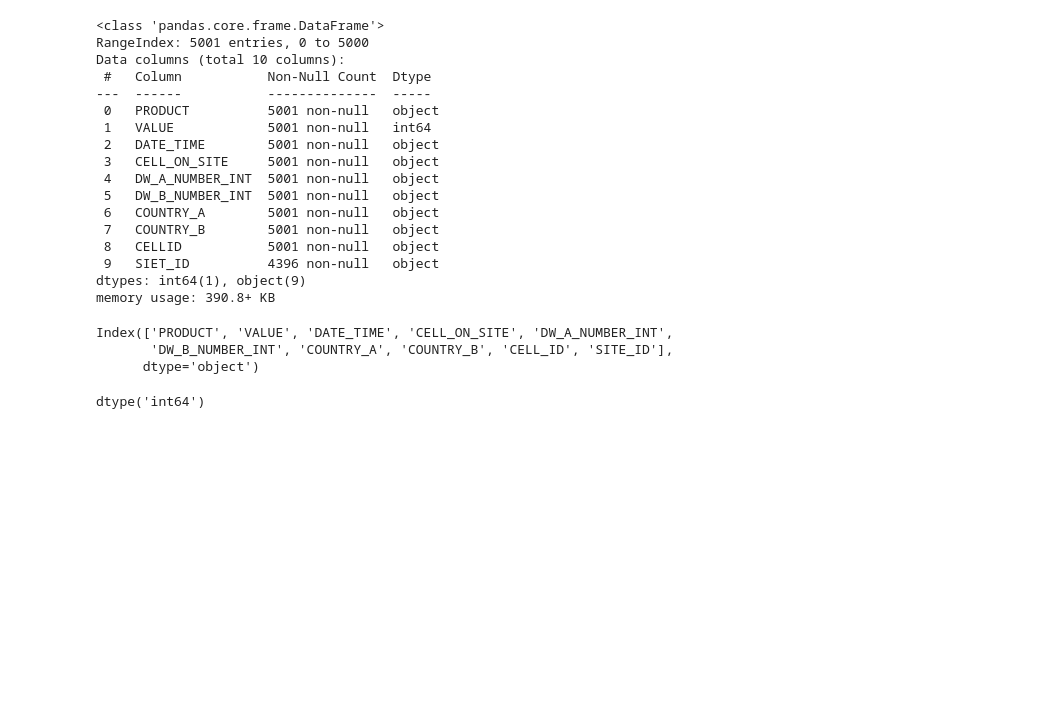
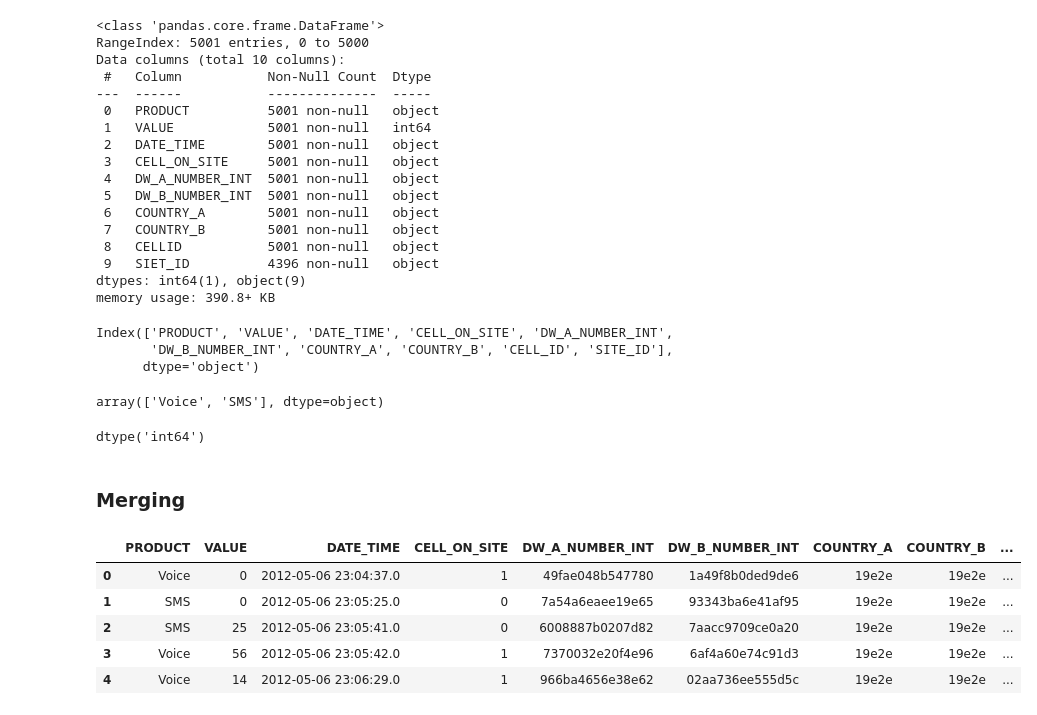
Before and after one commit to deborahmasibo/moringa_prep_week_3_ip, a Jupyter notebook: week3_ip.ipynb, the cells around one changed output. Saved outputs shown, nothing was run; the diff lists cells and outputs as text; code cells hidden in the pictures; blank space fills up the shorter version.

```diff
--- a/week3_ip.ipynb
+++ b/week3_ip.ipynb
@@ -135,3 +137,8 @@ telcom1.columns
 Index(['PRODUCT', 'VALUE', 'DATE_TIME', 'CELL_ON_SITE', 'DW_A_NUMBER_INT',
        'DW_B_NUMBER_INT', 'COUNTRY_A', 'COUNTRY_B', 'CELL_ID', 'SITE_ID'],
       dtype='object')
+# %%
+# Change column values as per excel sheet specifications.
+
+telcom1['PRODUCT'].replace("sms", "SMS", inplace=True)
+telcom1['PRODUCT'].unique()
@@ -187,3 +198,8 @@ telcom2.columns
 Index(['PRODUCT', 'VALUE', 'DATE_TIME', 'CELL_ON_SITE', 'DW_A_NUMBER_INT',
        'DW_B_NUMBER_INT', 'COUNTRY_A', 'COUNTRY_B', 'CELL_ID', 'SITE_ID'],
       dtype='object')
+# %%
+# Change column values as per excel sheet specifications.
+
+telcom2['PRODUCT'].replace("sms", "SMS", inplace=True)
+telcom2['PRODUCT'].unique()
@@ -232,13 +252,20 @@ telcom3.duplicated().any().any() # Trueb
 telcom3.drop_duplicates(inplace=True)
 # %%
 # Change column names
-telcom2.rename(columns = {'CELLID ':'CELL_ID ', 'SIET_ID': 'SITE_ID'}, inplace  = True)
+telcom3.rename(columns = {'CELLID':'CELL_ID', 'SIET_ID': 'SITE_ID'}, inplace  = True)
 # Check changes.
-telcom2.columns
+telcom3.columns
 # %% [output]
 Index(['PRODUCT', 'VALUE', 'DATE_TIME', 'CELL_ON_SITE', 'DW_A_NUMBER_INT',
        'DW_B_NUMBER_INT', 'COUNTRY_A', 'COUNTRY_B', 'CELL_ID', 'SITE_ID'],
       dtype='object')
+# %%
+# Change column values as per excel sheet specifications.
+
+telcom3['PRODUCT'].replace("sms", "SMS", inplace=True)
+telcom3['PRODUCT'].unique()
+# %% [output]
+array(['Voice', 'SMS'], dtype=object)
 # %%
 # Change data types as per excel sheet specifications.
 
@@ -254,3 +281,18 @@ telcom3['CELL_ON_SITE'] = telcom3['CELL_ON_SITE'].astype('int64')
 telcom3['CELL_ON_SITE'].dtype
 # %% [output]
 dtype('int64')
+# %% [markdown]
+### Merging
+# %%
+# Merging datasets
+
+telcom_all = pd.concat([telcom1, telcom2, telcom3], axis = 0, ignore_index=True)
+# Preview
+telcom_all.head()
+# %% [output]
+|  | PRODUCT | VALUE | DATE_TIME | CELL_ON_SITE | DW_A_NUMBER_INT | DW_B_NUMBER_INT | COUNTRY_A | COUNTRY_B | ... |
+| 0 | Voice | 0 | 2012-05-06 23:04:37.0 | 1 | 49fae048b547780 | 1a49f8b0ded9de6 | 19e2e | 19e2e | ... |
+| 1 | SMS | 0 | 2012-05-06 23:05:25.0 | 0 | 7a54a6eaee19e65 | 93343ba6e41af95 | 19e2e | 19e2e | ... |
+| 2 | SMS | 25 | 2012-05-06 23:05:41.0 | 0 | 6008887b0207d82 | 7aacc9709ce0a20 | 19e2e | 19e2e | ... |
+| 3 | Voice | 56 | 2012-05-06 23:05:42.0 | 1 | 7370032e20f4e96 | 6af4a60e74c91d3 | 19e2e | 19e2e | ... |
+| 4 | Voice | 14 | 2012-05-06 23:06:29.0 | 1 | 966ba4656e38e62 | 02aa736ee555d5c | 19e2e | 19e2e | ... |
```
Also changed, not shown: parts of 6 cells of this notebook.
